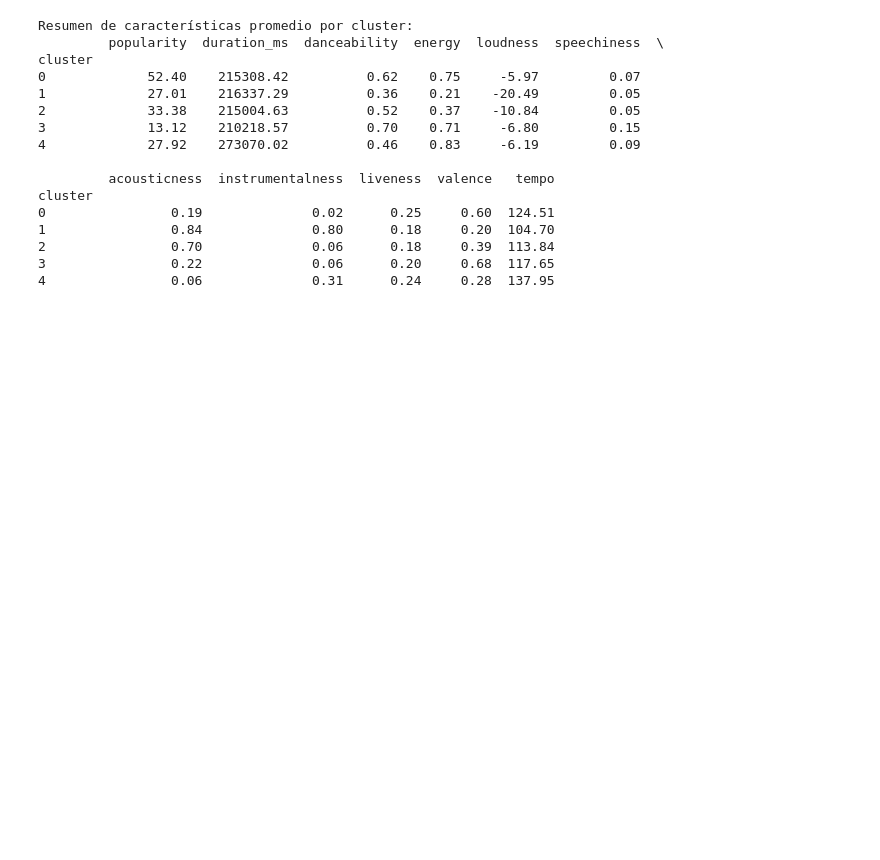
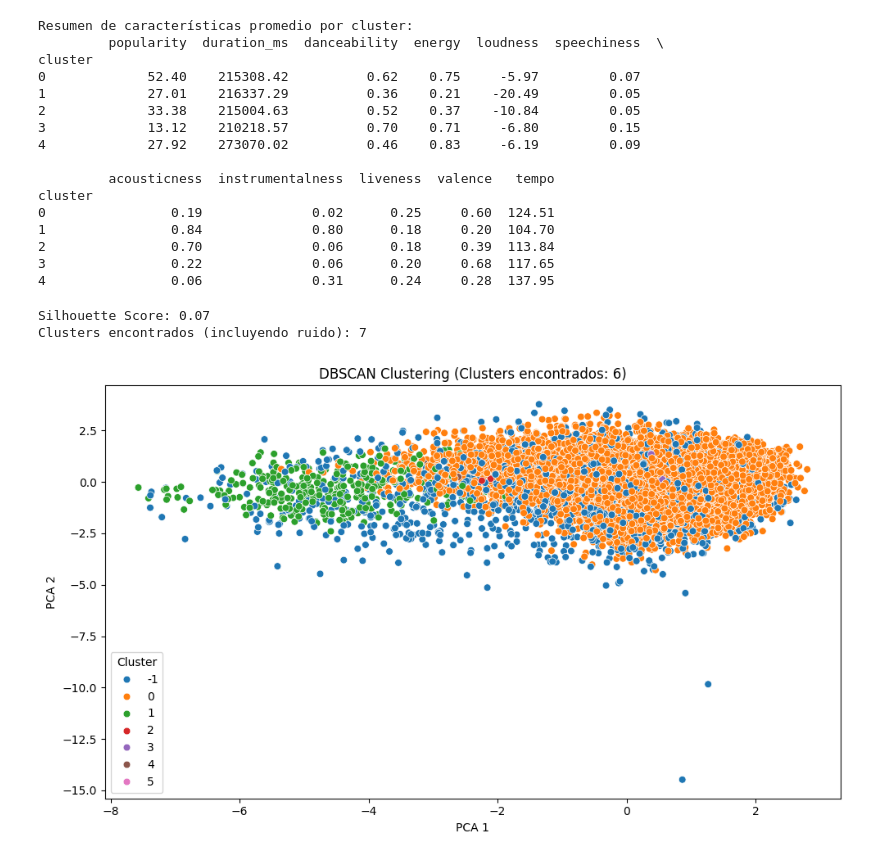
Before and after one commit to astromai/Proyecto-Mineria-de-Datos-CC5205, a Jupyter notebook: notebooks/pregunta_1.ipynb, the cells around one changed output. Saved outputs shown, nothing was run; the diff lists cells and outputs as text; code cells hidden in the pictures; blank space fills up the shorter version.

```diff
--- a/notebooks/pregunta_1.ipynb
+++ b/notebooks/pregunta_1.ipynb
@@ -152,3 +152,36 @@ cluster
 2                0.70              0.06      0.18     0.39  113.84
 3                0.22              0.06      0.20     0.68  117.65
 4                0.06              0.31      0.24     0.28  137.95
+# %%
+from sklearn.cluster import DBSCAN
+
+# Clustering con DBSCAN
+dbscan = DBSCAN(eps=1.5, min_samples=10)
+df_sample['cluster'] = dbscan.fit_predict(X_scaled)
+
+# Evaluación (solo si hay más de 1 cluster válido)
+n_clusters = len(set(df_sample['cluster'])) - (1 if -1 in df_sample['cluster'].unique() else 0)
+if n_clusters > 1:
+    score = silhouette_score(X_scaled, df_sample['cluster'])
+    print(f"Silhouette Score: {score:.2f}")
+else:
+    print("No se puede calcular Silhouette Score (menos de 2 clusters encontrados)")
+
+print(f"Clusters encontrados (incluyendo ruido): {df_sample['cluster'].nunique()}")
+
+# Visualización con PCA
+pca = PCA(n_components=2)
+X_2d = pca.fit_transform(X_scaled)
+
+plt.figure(figsize=(10, 6))
+sns.scatterplot(x=X_2d[:, 0], y=X_2d[:, 1], hue=df_sample['cluster'], palette='tab10', s=40)
+plt.title(f'DBSCAN Clustering (Clusters encontrados: {n_clusters})')
+plt.xlabel("PCA 1")
+plt.ylabel("PCA 2")
+plt.legend(title="Cluster")
+plt.tight_layout()
+plt.show()
+# %% [output]
+Silhouette Score: 0.07
+Clusters encontrados (incluyendo ruido): 7
+[figure, added]
```
Also changed, not shown: parts of 1 cell of this notebook.
